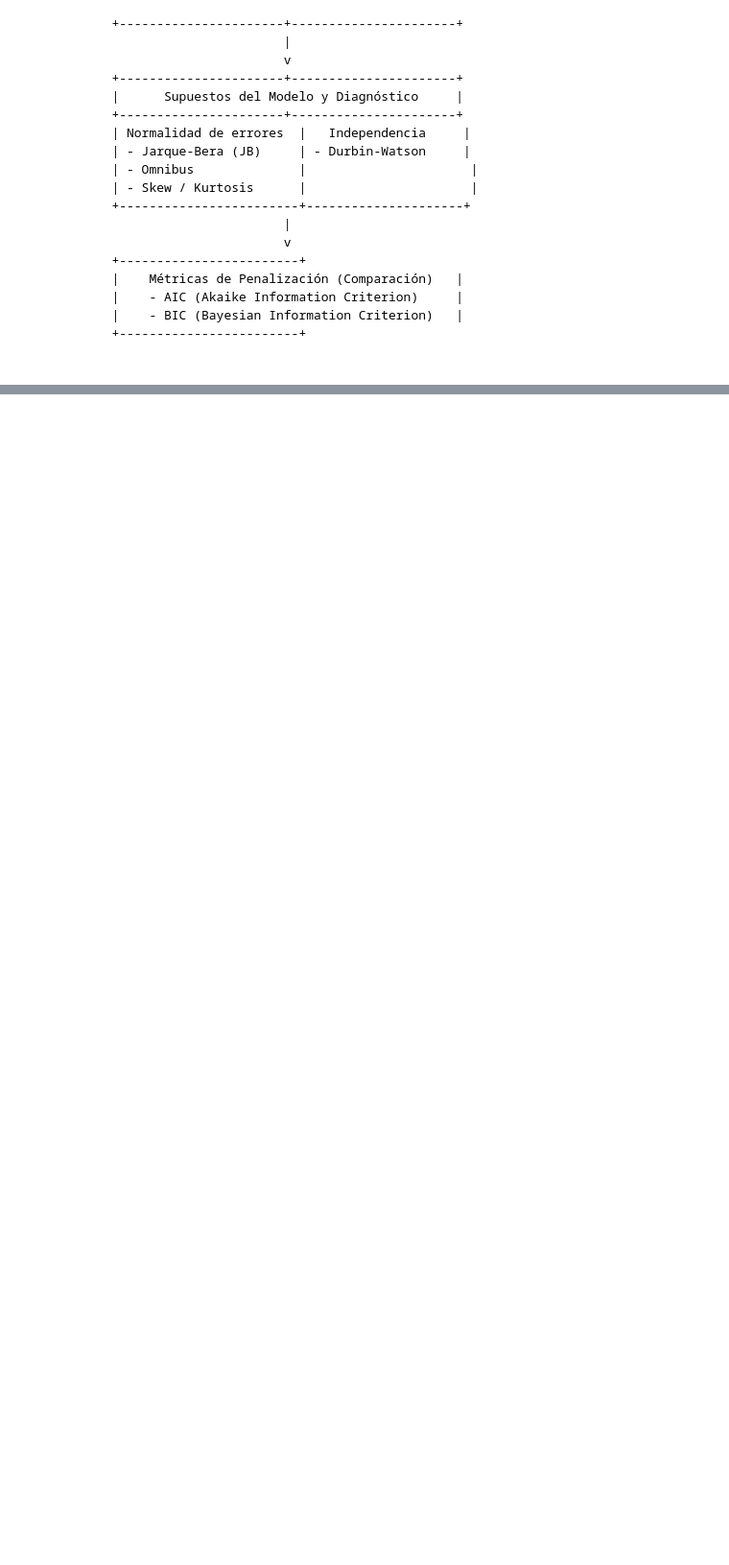
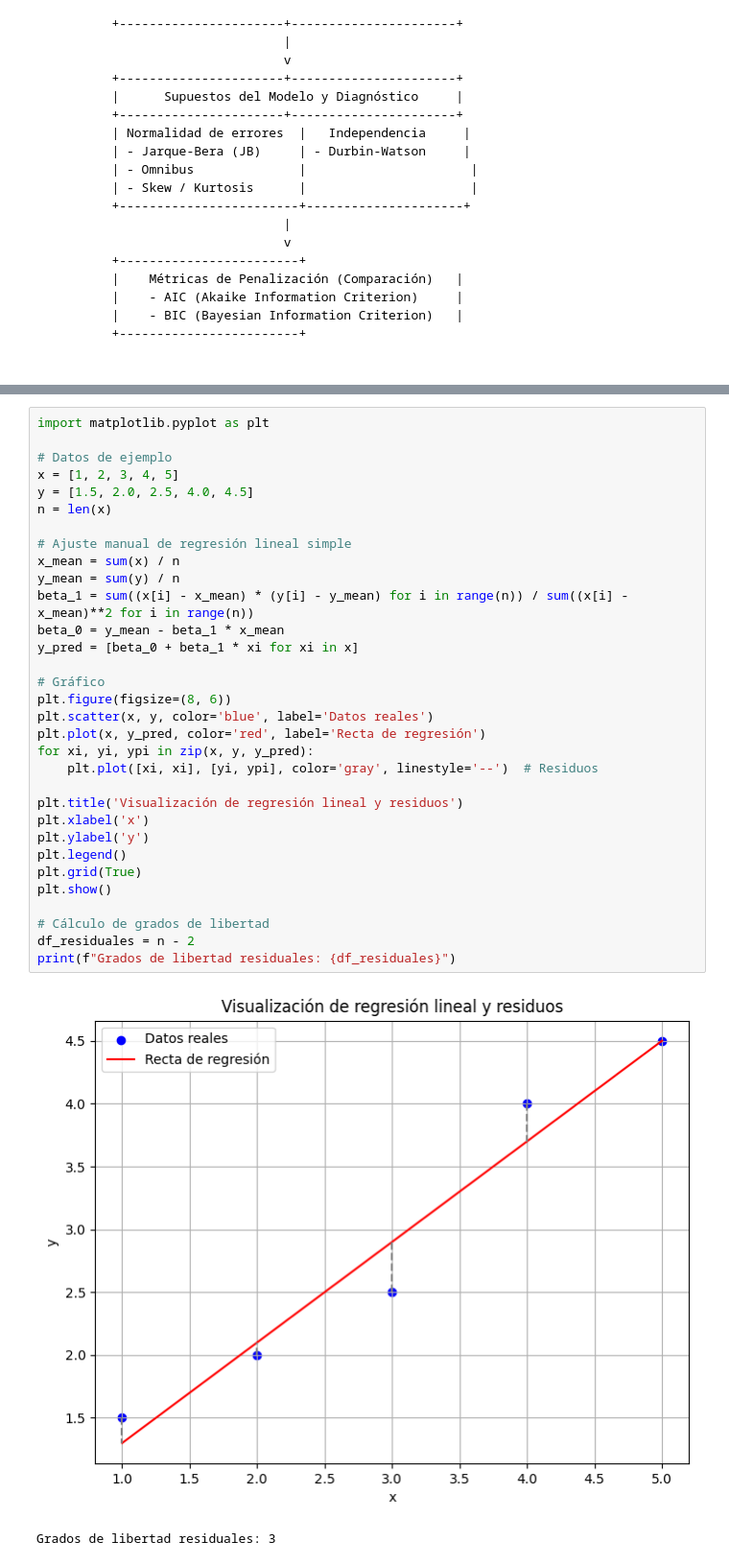
Before and after one commit to SurvilaDeveloper/modeladoAvanzadoEnML_DigitalHouse, a Jupyter notebook: principiosDeRegresionLineal.ipynb, the cells around one changed output, grey strips where cells are left out. Shown: that part at 96% size. Cells and saved outputs as stored; diff of their text form; blank space fills up the shorter version.

```diff
--- a/principiosDeRegresionLineal.ipynb
+++ b/principiosDeRegresionLineal.ipynb
@@ -361,0 +1104,35 @@ Este esquema resume las principales métricas y pruebas estadísticas entregadas
+# %%
+import matplotlib.pyplot as plt
+
+# Datos de ejemplo
+x = [1, 2, 3, 4, 5]
+y = [1.5, 2.0, 2.5, 4.0, 4.5]
+n = len(x)
+
+# Ajuste manual de regresión lineal simple
+x_mean = sum(x) / n
+y_mean = sum(y) / n
+beta_1 = sum((x[i] - x_mean) * (y[i] - y_mean) for i in range(n)) / sum((x[i] - x_mean)**2 for i in range(n))
+beta_0 = y_mean - beta_1 * x_mean
+y_pred = [beta_0 + beta_1 * xi for xi in x]
+
+# Gráfico
+plt.figure(figsize=(8, 6))
+plt.scatter(x, y, color='blue', label='Datos reales')
+plt.plot(x, y_pred, color='red', label='Recta de regresión')
+for xi, yi, ypi in zip(x, y, y_pred):
+    plt.plot([xi, xi], [yi, ypi], color='gray', linestyle='--')  # Residuos
+
+plt.title('Visualización de regresión lineal y residuos')
+plt.xlabel('x')
+plt.ylabel('y')
+plt.legend()
+plt.grid(True)
+plt.show()
+
+# Cálculo de grados de libertad
+df_residuales = n - 2
+print(f"Grados de libertad residuales: {df_residuales}")
+# %% [output]
+[figure, added]
+Grados de libertad residuales: 3
```
Also changed, not shown: parts of 20 cells of this notebook, 1 other file.
